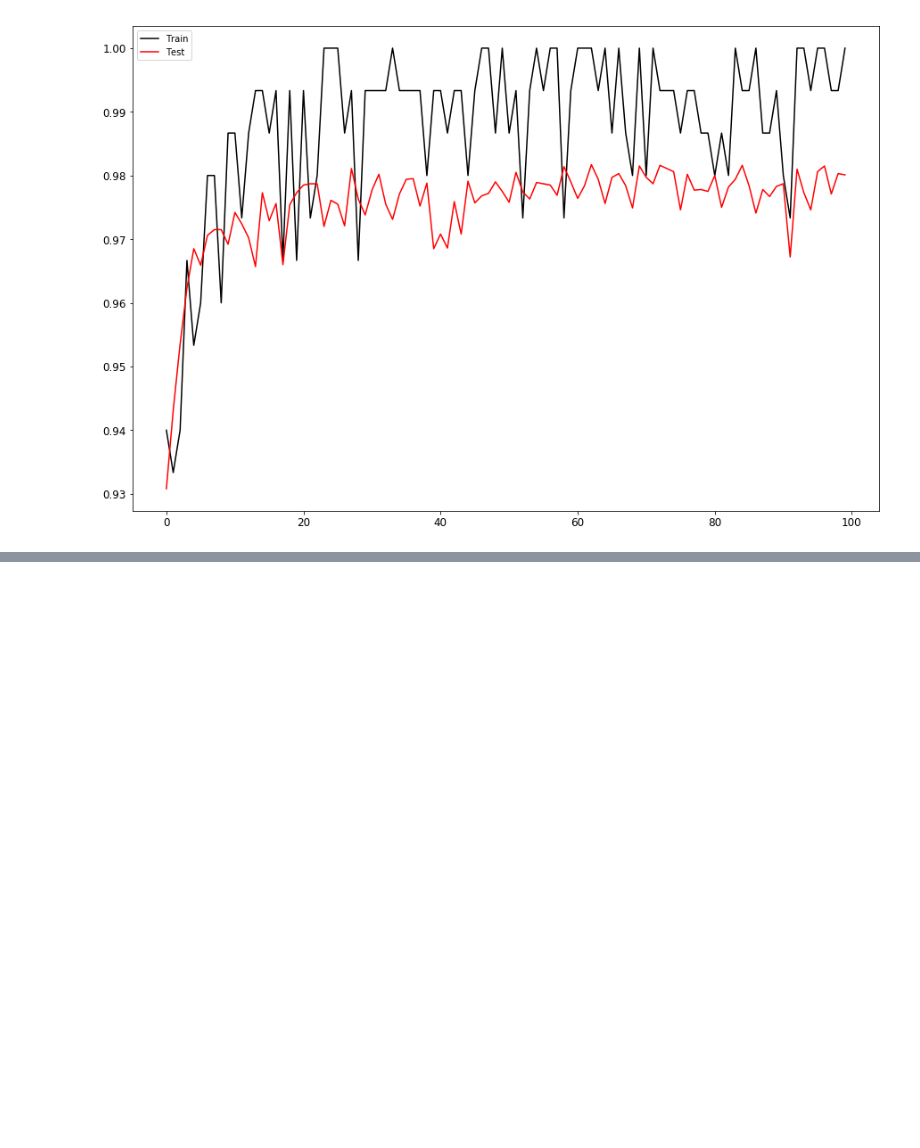
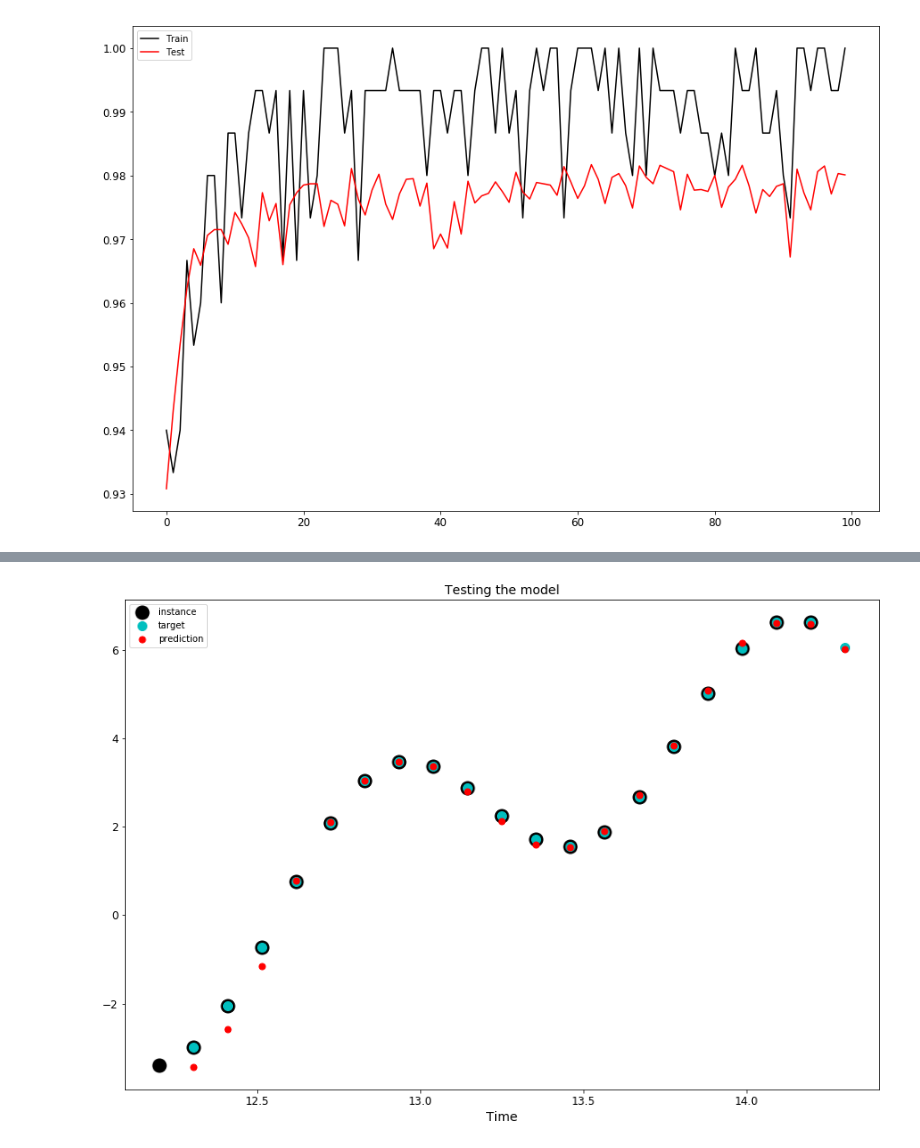
Before and after one commit to damiansp/neuralNet, a Jupyter notebook: handsOn/14_recurrent/rnn.ipynb, the cells around one changed output, grey strips where cells are left out. Cells and saved outputs as stored; diff of their text form; code cells hidden in the pictures; blank space fills up the shorter version.

```diff
--- a/handsOn/14_recurrent/rnn.ipynb
+++ b/handsOn/14_recurrent/rnn.ipynb
@@ -322,0 +534,21 @@ plt.legend(loc='best');
+# %%
+plt.title("Testing the model", fontsize=14);
+plt.plot(t_instance[:-1],
+         time_series(t_instance[:-1]),
+         'ko',
+         markersize=15,
+         label="instance");
+plt.plot(t_instance[1:],
+         time_series(t_instance[1:]),
+         'co',
+         markersize=10,
+         label="target");
+plt.plot(t_instance[1:],
+         y_pred[0,:,0],
+         'ro',
+         markersize=7,
+         label="prediction");
+plt.legend(loc="upper left");
+plt.xlabel("Time");
+# %% [output]
+[figure, added]
```
Also changed, not shown: parts of 30 cells of this notebook, 4 other files.
